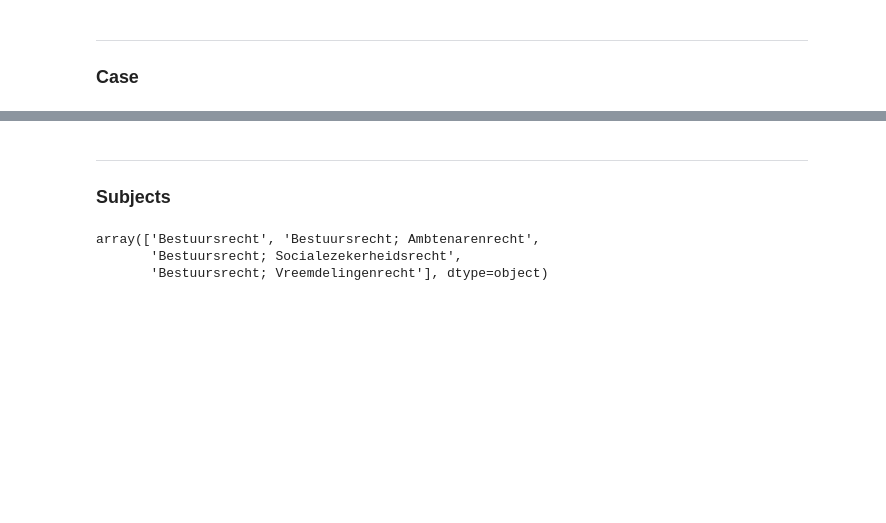
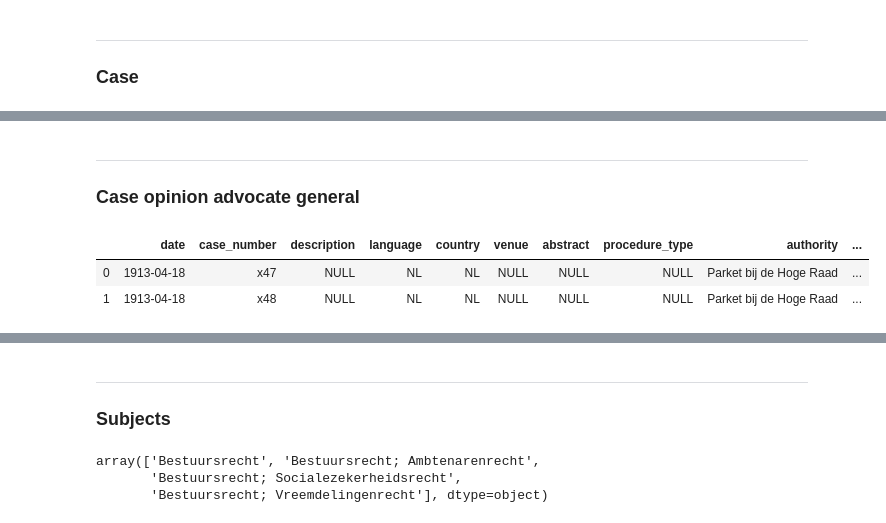
Before and after one commit to maastrichtlawtech/case-law-explorer, a Jupyter notebook: notebooks/database_datadump.ipynb, the cells around one changed output, grey strips where cells are left out. Cells and saved outputs as stored; diff of their text form; code cells hidden in the pictures; blank space fills up the shorter version.

Commit message:
data dumping

```diff
--- a/notebooks/database_datadump.ipynb
+++ b/notebooks/database_datadump.ipynb
@@ -369,0 +272,37 @@ cases added
+# %% [markdown]
+---
+### Case opinion advocate general
+# %%
+case_opinion = pd.DataFrame()
+case_opinion_columns = ['date',
+                        'case_number',
+                        'description',
+                        'language',
+                        'country',
+                        'venue',
+                        'abstract',
+                        'procedure_type',
+                        'authority',
+                        'ecli']
+# %%
+temp = df_case_opinion[['date',
+                        'case_number',
+                        'description',
+                        'language',
+                        'country',
+                        'venue',
+                        'abstract',
+                        'procedure_type',
+                        'authority',
+                        'case_id']]
+temp.columns = case_opinion_columns
+case_opinion = case_opinion.append(temp, ignore_index=True)
+# %%
+#case_opinion['date'] = pd.to_datetime(case_opinion['date'], errors='coerce')
+case_opinion['date'] = [pd.to_datetime(i) if i != 'NULL' else pd.to_datetime('1900-01-01 00:00:00') for i in case_opinion['date']]
+# %%
+case_opinion.head(2)
+# %% [output]
+|  | date | case_number | description | language | country | venue | abstract | procedure_type | authority | ... |
+| 0 | 1913-04-18 | x47 | NULL | NL | NL | NULL | NULL | NULL | Parket bij de Hoge Raad | ... |
+| 1 | 1913-04-18 | x48 | NULL | NL | NL | NULL | NULL | NULL | Parket bij de Hoge Raad | ... |
```
Also changed, not shown: parts of 79 cells of this notebook, 1 other file.
